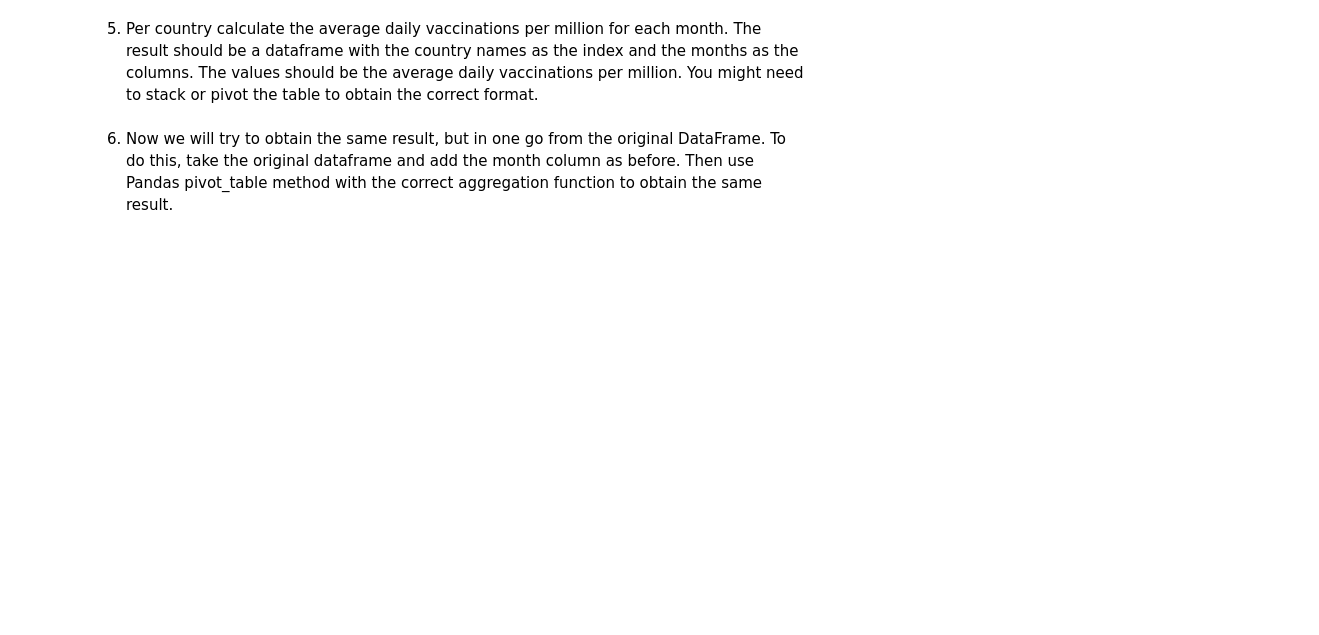
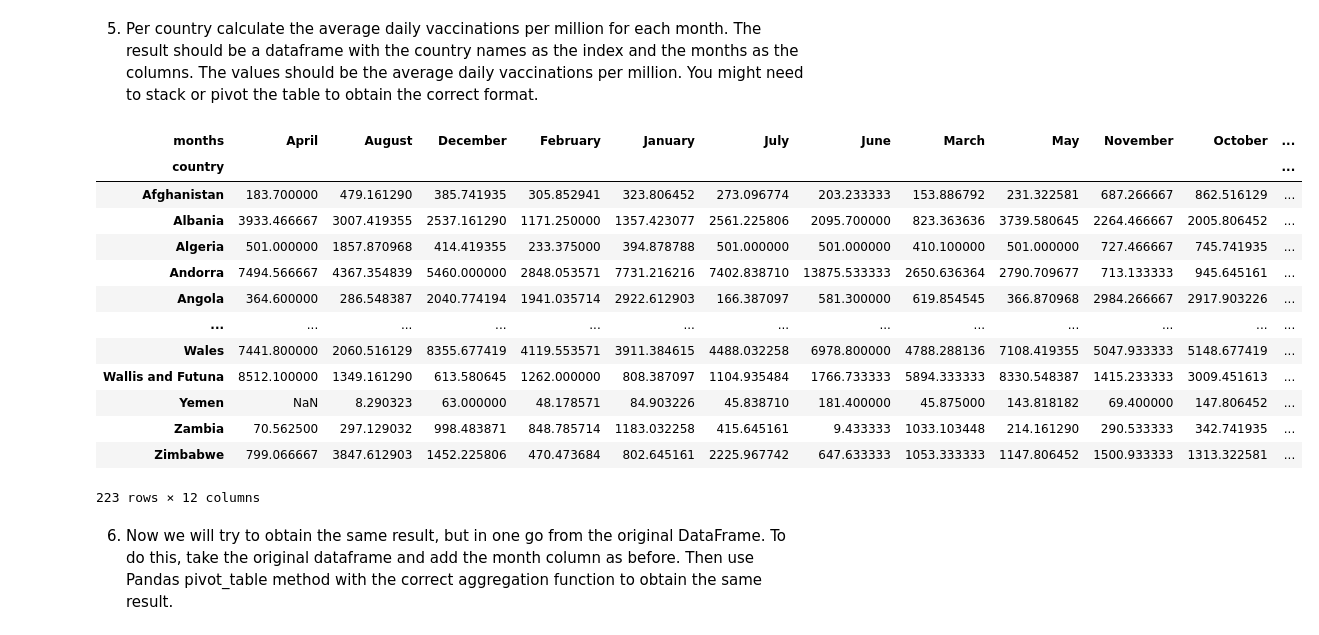
Before and after one commit to fenyx-it-academy/Class8-DataManipulation-Week20, a Jupyter notebook: assignment3.ipynb, the cells around one changed output. Cells and saved outputs as stored; diff of their text form; code cells hidden in the pictures; blank space fills up the shorter version.

```diff
--- a/assignment3.ipynb
+++ b/assignment3.ipynb
@@ -15,6 +15,6 @@ import numpy as np
 # %% [markdown]
 Download the `country_vaccinations.csv` file from the following [kaggle page](https://www.kaggle.com/datasets/gpreda/covid-world-vaccination-progress). We load it in in the following cell, make sure to set the correct path. The rest of the assignment you will be using this dataframe!
 # %%
-df = pd.read_csv("/path/to/country_vaccinations.csv")
+df = pd.read_csv("country_vaccinations.csv/country_vaccinations.csv")
 # %% [markdown]
 1. Print some statistics of the dataframe, like the column names and the stats per column, to get a feel for the data.
@@ -26,0 +45,3 @@ df = pd.read_csv("/path/to/country_vaccinations.csv")
+# %%
+pivoted =df.pivot(index='date',columns='country', values='daily_vaccinations_per_million')
+pivoted
@@ -30,0 +65,4 @@ df = pd.read_csv("/path/to/country_vaccinations.csv")
+# %%
+
+pivoted.index=pd.to_datetime(pivoted.index)
+pivoted.index
@@ -34,0 +80,3 @@ df = pd.read_csv("/path/to/country_vaccinations.csv")
+# %%
+pivoted['months'] = pd.DatetimeIndex(pivoted.index).month_name()
+pivoted
@@ -39,2 +100,20 @@ df = pd.read_csv("/path/to/country_vaccinations.csv")
+# %%
+
+pivoted.groupby('months').mean().stack().unstack(level=0)
+# %% [output]
+| months | April | August | December | February | January | July | June | March | May | November | October | ... |
+| country |  |  |  |  |  |  |  |  |  |  |  | ... |
+| Afghanistan | 183.700000 | 479.161290 | 385.741935 | 305.852941 | 323.806452 | 273.096774 | 203.233333 | 153.886792 | 231.322581 | 687.266667 | 862.516129 | ... |
+| Albania | 3933.466667 | 3007.419355 | 2537.161290 | 1171.250000 | 1357.423077 | 2561.225806 | 2095.700000 | 823.363636 | 3739.580645 | 2264.466667 | 2005.806452 | ... |
+| Algeria | 501.000000 | 1857.870968 | 414.419355 | 233.375000 | 394.878788 | 501.000000 | 501.000000 | 410.100000 | 501.000000 | 727.466667 | 745.741935 | ... |
+| Andorra | 7494.566667 | 4367.354839 | 5460.000000 | 2848.053571 | 7731.216216 | 7402.838710 | 13875.533333 | 2650.636364 | 2790.709677 | 713.133333 | 945.645161 | ... |
+| Angola | 364.600000 | 286.548387 | 2040.774194 | 1941.035714 | 2922.612903 | 166.387097 | 581.300000 | 619.854545 | 366.870968 | 2984.266667 | 2917.903226 | ... |
+| ... | ... | ... | ... | ... | ... | ... | ... | ... | ... | ... | ... | ... |
+| Wales | 7441.800000 | 2060.516129 | 8355.677419 | 4119.553571 | 3911.384615 | 4488.032258 | 6978.800000 | 4788.288136 | 7108.419355 | 5047.933333 | 5148.677419 | ... |
+| Wallis and Futuna | 8512.100000 | 1349.161290 | 613.580645 | 1262.000000 | 808.387097 | 1104.935484 | 1766.733333 | 5894.333333 | 8330.548387 | 1415.233333 | 3009.451613 | ... |
+| Yemen | NaN | 8.290323 | 63.000000 | 48.178571 | 84.903226 | 45.838710 | 181.400000 | 45.875000 | 143.818182 | 69.400000 | 147.806452 | ... |
+| Zambia | 70.562500 | 297.129032 | 998.483871 | 848.785714 | 1183.032258 | 415.645161 | 9.433333 | 1033.103448 | 214.161290 | 290.533333 | 342.741935 | ... |
+| Zimbabwe | 799.066667 | 3847.612903 | 1452.225806 | 470.473684 | 802.645161 | 2225.967742 | 647.633333 | 1053.333333 | 1147.806452 | 1500.933333 | 1313.322581 | ... |
+223 rows × 12 columns
 # %% [markdown]
 6. Now we will try to obtain the same result, but in one go from the original DataFrame. To do this, take the original dataframe and add the month column as before. Then use Pandas pivot_table method with the correct aggregation function to obtain the same result.
```
Also changed, not shown: parts of 15 cells of this notebook, 2 other files.
